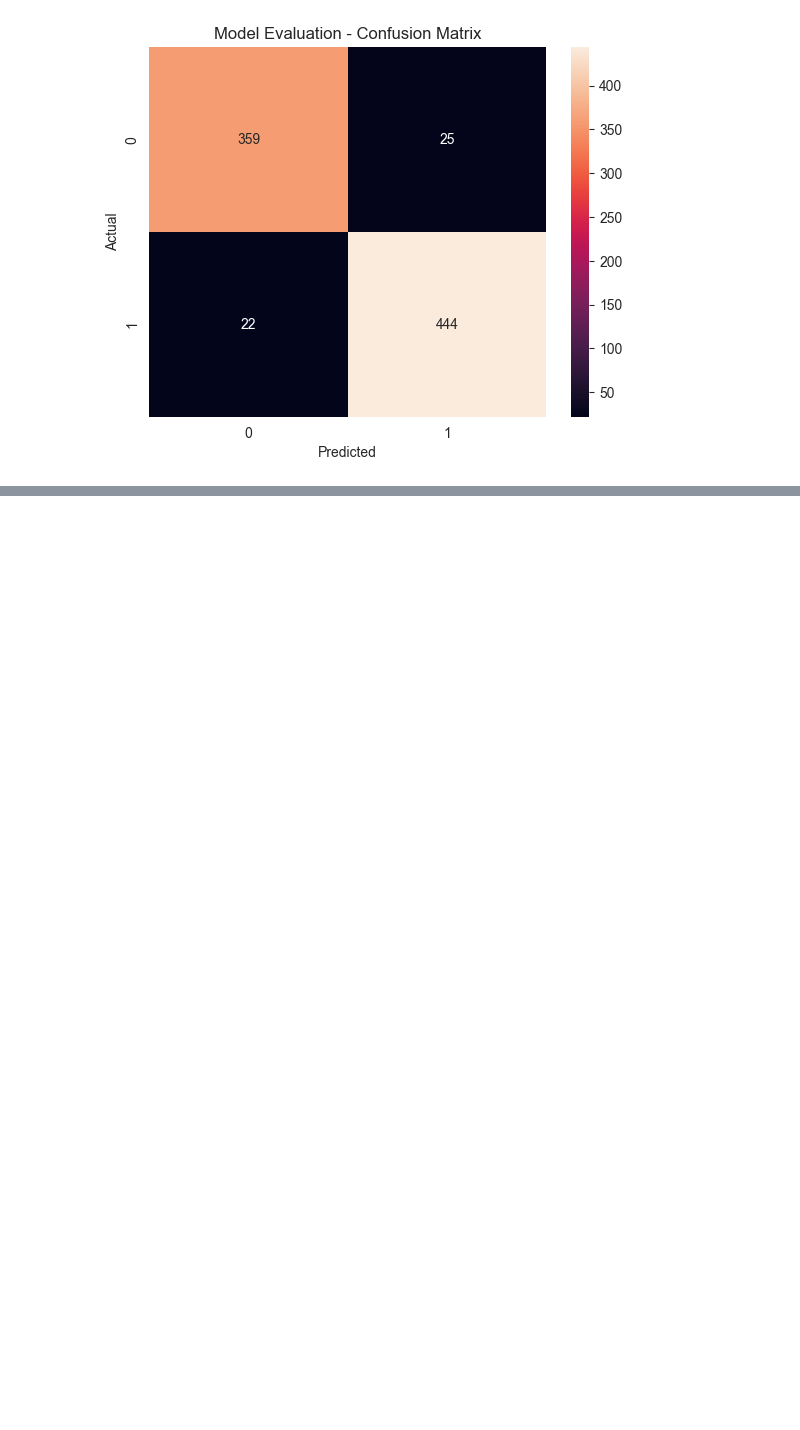
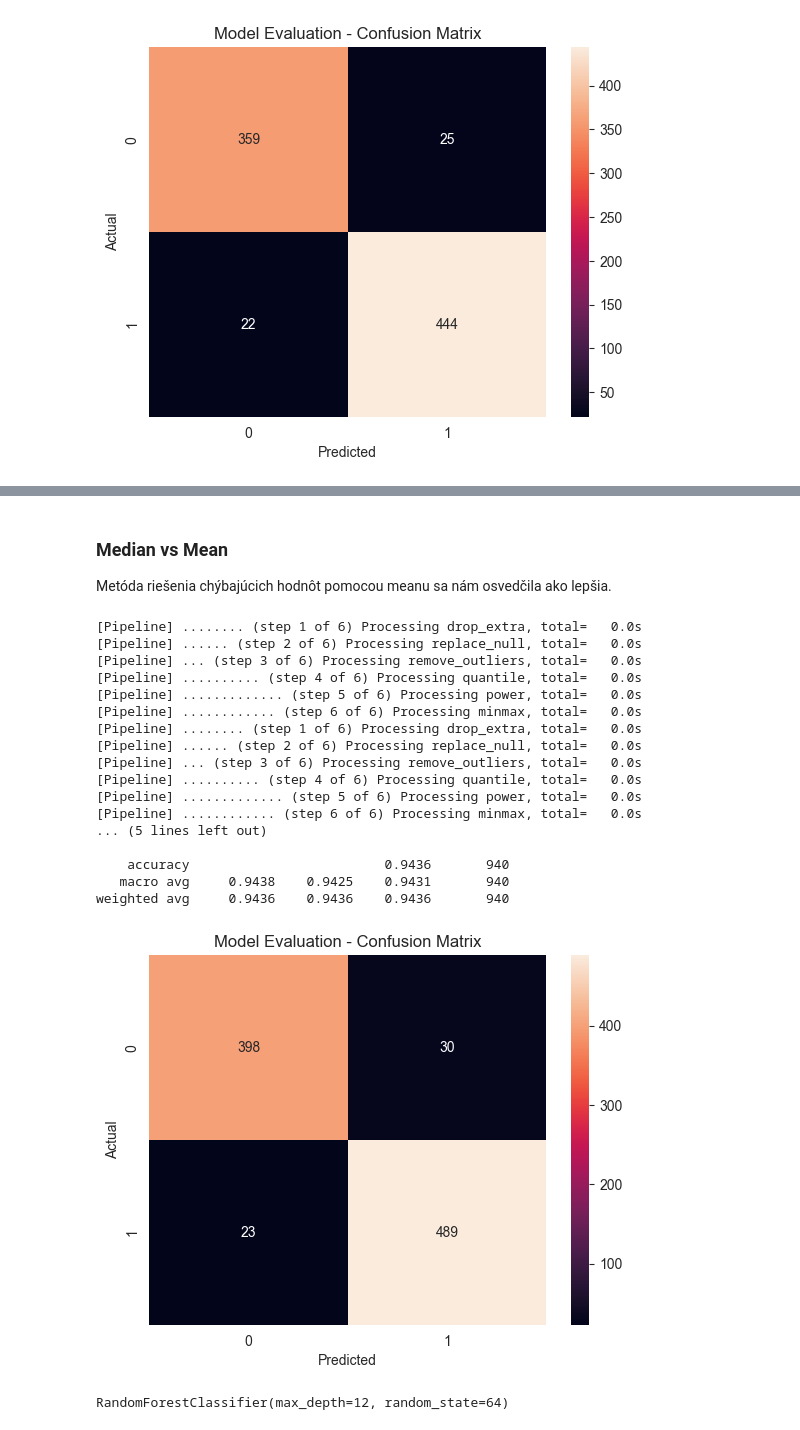
Before and after one commit to xslizik/iau-eshop, a Jupyter notebook: ML.ipynb, the cells around one changed output, grey strips where cells are left out. Saved outputs shown, nothing was run; the diff lists cells and outputs as text; code cells hidden in the pictures; blank space fills up the shorter version.

```diff
--- a/ML.ipynb
+++ b/ML.ipynb
@@ -63,11 +68,16 @@ def map_labels_to_dataframe(data, feature_column, labels_array):
     # namapuj predikované hodnoty
     data['predicted_ack'] = data[feature_column].map(dict(enumerate(labels_array))).astype(float)
 
-def visualize_statistics(data, feature_column):
+def visualize_statistics(data, feature_column1, feature_column2):
     accuracy = accuracy_score(data['ack'], data['predicted_ack'])
     precision = precision_score(data['ack'], data['predicted_ack'])
     recall = recall_score(data['ack'], data['predicted_ack'])
-    print(f"{feature_column}\naccuracy {accuracy}\nprecision {precision}\nrecall {recall}\n\n")
+
+    if feature_column2:
+        print(f"{feature_column1} {feature_column2}\naccuracy {accuracy}\nprecision {precision}\nrecall {recall}\n\n")
+    else:
+        print(f"{feature_column1}\naccuracy {accuracy}\nprecision {precision}\nrecall {recall}\n\n")
+
     return accuracy, precision, recall
 
 def one_r(data, feature_column):
@@ -79,7 +89,7 @@ def one_r(data, feature_column):
     labels_array = determine_dominant_label(contingency_table)
     map_labels_to_dataframe(data, feature_column, labels_array)
 
-    return visualize_statistics(data, feature_column)
+    return visualize_statistics(data, feature_column, None)
 # %%
 best_accuracy, best_precision, best_recall = 0, 0, 0
 best_feature_accuracy, best_feature_precision, best_feature_recall = "", "", ""
@@ -256,7 +367,7 @@ def tune_random_forest_hyperparameters(train_X, train_y):
     }
 
     classifier = RandomForestClassifier()
-    grid_search = GridSearchCV(classifier, hyperparameters, cv=5, scoring='accuracy')
+    grid_search = GridSearchCV(classifier, hyperparameters, cv=5, scoring='accuracy', n_jobs=-1)
     grid_search.fit(train_X, train_y)
 
     return grid_search
@@ -283,0 +529,25 @@ weighted avg     0.9447    0.9447    0.9447       850
+# %% [markdown]
+### Median vs Mean
+Metóda riešenia chýbajúcich hodnôt pomocou meanu sa nám osvedčila ako lepšia.
+# %%
+replicate_preprocessing(method_median = False)
+# %% [output]
+[Pipeline] ........ (step 1 of 6) Processing drop_extra, total=   0.0s
+[Pipeline] ...... (step 2 of 6) Processing replace_null, total=   0.0s
+[Pipeline] ... (step 3 of 6) Processing remove_outliers, total=   0.0s
+[Pipeline] .......... (step 4 of 6) Processing quantile, total=   0.0s
+[Pipeline] ............. (step 5 of 6) Processing power, total=   0.0s
+[Pipeline] ............ (step 6 of 6) Processing minmax, total=   0.0s
+[Pipeline] ........ (step 1 of 6) Processing drop_extra, total=   0.0s
+[Pipeline] ...... (step 2 of 6) Processing replace_null, total=   0.0s
+[Pipeline] ... (step 3 of 6) Processing remove_outliers, total=   0.0s
+[Pipeline] .......... (step 4 of 6) Processing quantile, total=   0.0s
+[Pipeline] ............. (step 5 of 6) Processing power, total=   0.0s
+[Pipeline] ............ (step 6 of 6) Processing minmax, total=   0.0s
+... (5 lines left out)
+
+    accuracy                         0.9436       940
+   macro avg     0.9438    0.9425    0.9431       940
+weighted avg     0.9436    0.9436    0.9436       940
+[figure, added]
+RandomForestClassifier(max_depth=12, random_state=64)
```
Also changed, not shown: parts of 17 cells of this notebook, 3 other files.
